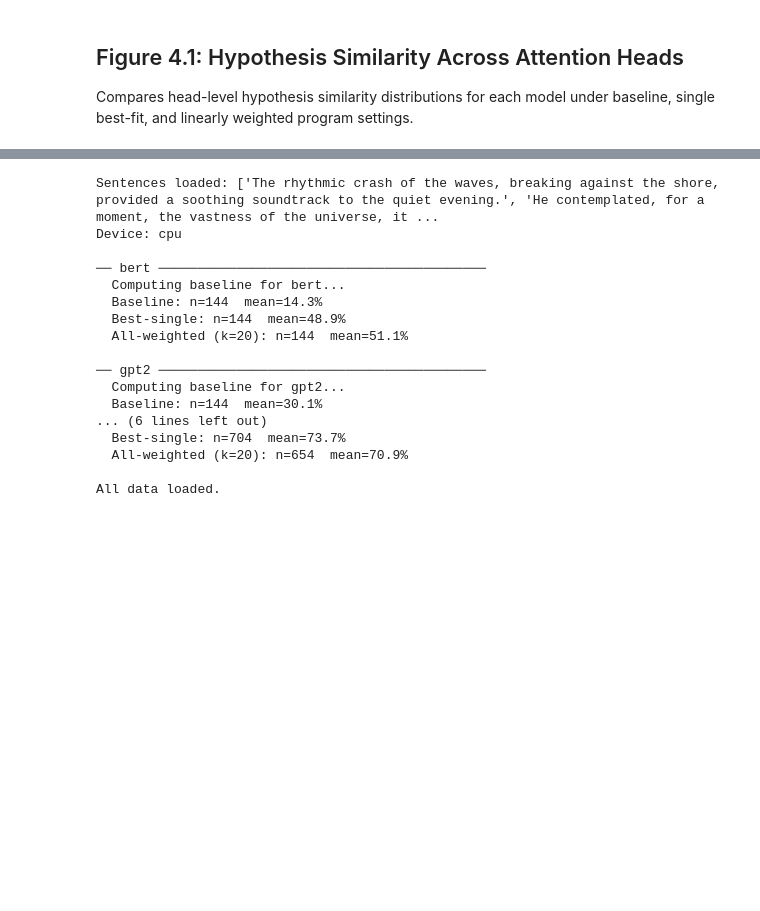
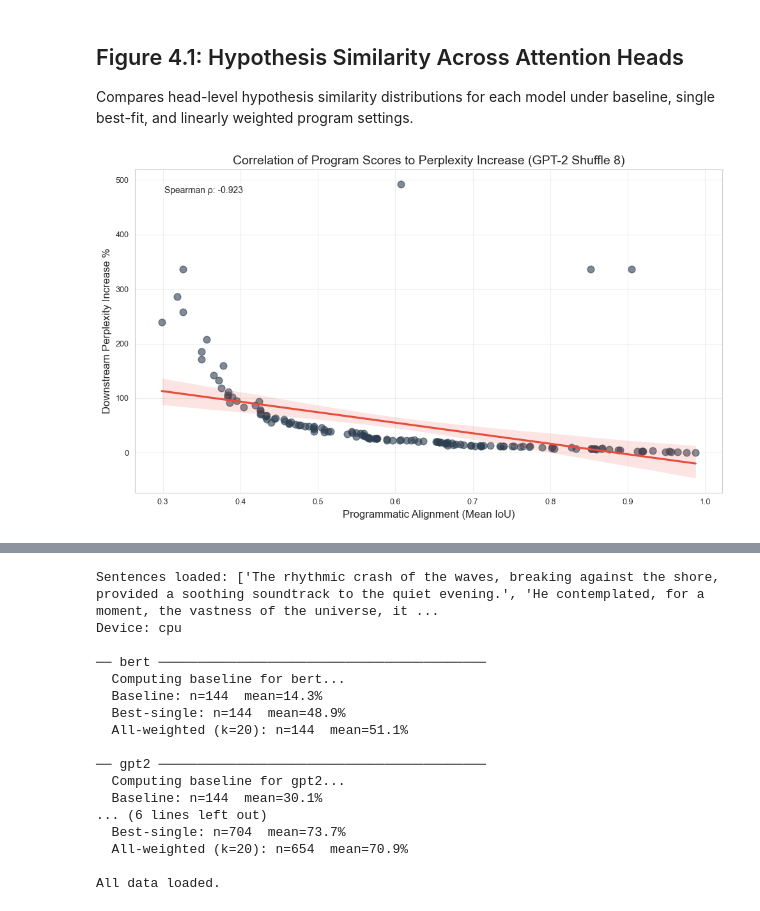
Before and after one commit to AmiriHayes/LLM-Interpretability, a Jupyter notebook: paper_results/code/all_experiments_results.ipynb, the cells around one changed output, grey strips where cells are left out. Saved outputs shown, nothing was run; the diff lists cells and outputs as text; code cells hidden in the pictures; blank space fills up the shorter version.

```diff
--- a/paper_results/code/all_experiments_results.ipynb
+++ b/paper_results/code/all_experiments_results.ipynb
@@ -2,3 +2,78 @@
 ## Figure 4.1: Hypothesis Similarity Across Attention Heads
 
 Compares head-level hypothesis similarity distributions for each model under baseline, single best-fit, and linearly weighted program settings.
+# %%
+import pandas as pd
+import matplotlib.pyplot as plt
+import seaborn as sns
+import ast
+
+# 1. Load your data
+df_results = pd.read_csv(r"..\results\replacement_run\shuffles\gpt2_smart_shuffle_8.csv")
+df_iou = pd.read_csv(r"..\data\iou_scores_gpt2.csv")
+
+# 2. Process IoU: Aggregate sentences
+df_iou_agg = df_iou.groupby(['layer', 'head', 'program_idx'])['iou_score'].mean().reset_index()
+
+# FIX: Map the index to the STRING name of the function
+def get_program_name(idx):
+    obj = all_programs[idx]
+    # Check if it's a function object or already a string
+    return obj.__name__ if hasattr(obj, '__name__') else str(obj)
+
+df_iou_agg['program'] = df_iou_agg['program_idx'].apply(get_program_name)
+
+# 3. Standardize Head Keys
+def clean_key(h):
+    try:
+        val = ast.literal_eval(str(h).strip())
+        return f"({val[0]}, {val[1]})"
+    except:
+        return str(h).strip()
+
+df_results['head_key'] = df_results['head'].apply(clean_key)
+df_iou_agg['head_key'] = df_iou_agg.apply(lambda x: f"({int(x['layer'])}, {int(x['head'])})", axis=1)
+
+# 4. Merge
+df_plot = pd.merge(
+    df_results,
+    df_iou_agg[['head_key', 'program', 'iou_score']],
+    on=['head_key', 'program'],
+    how='inner'
+)
+
+# 5. Plotting Logic
+if df_plot.empty:
+    print("!! ERROR: Still no matches. !!")
+    print(f"Sample Result Program: {df_results['program'].iloc[0]}")
+    print(f"Sample IoU Program: {df_iou_agg['program'].iloc[0]}")
+else:
+    plt.figure(figsize=(10, 6))
+    sns.set_style("whitegrid")
+
+    # Main Plot
+    sns.regplot(
+        data=df_plot,
+        x='iou_score',
+        y='increase',
+        scatter_kws={'alpha':0.6, 'color':'#2c3e50', 's':60},
+        line_kws={'color':'#e74c3c', 'label':'Linear Trend'}
+    )
+
+    # Statistical Annotation
+    corr = df_plot['iou_score'].corr(df_plot['increase'], method='spearman')
+    plt.text(0.05, 0.95, f'Spearman ρ: {corr:.3f}', transform=plt.gca().transAxes,
+             verticalalignment='top', bbox=dict(boxstyle='round', facecolor='white', alpha=0.5))
+
+    plt.title("Correlation of Program Scores to Perplexity Increase (GPT-2 Shuffle 8)", fontsize=14)
+    plt.xlabel("Programmatic Alignment (Mean IoU)", fontsize=12)
+    plt.ylabel("Downstream Perplexity Increase %", fontsize=12)
+
+    plt.tight_layout()
+    plt.savefig(r"..\results\plots\iou_vs_ppl_correlation_fixed.png", dpi=300)
+    plt.show()
+
+    print(f"Successfully matched {len(df_plot)} heads.")
+    print(f"Spearman Correlation: {corr:.4f}")
+# %% [output]
+[figure, added]
```
Also changed, not shown: parts of 6 cells of this notebook.
